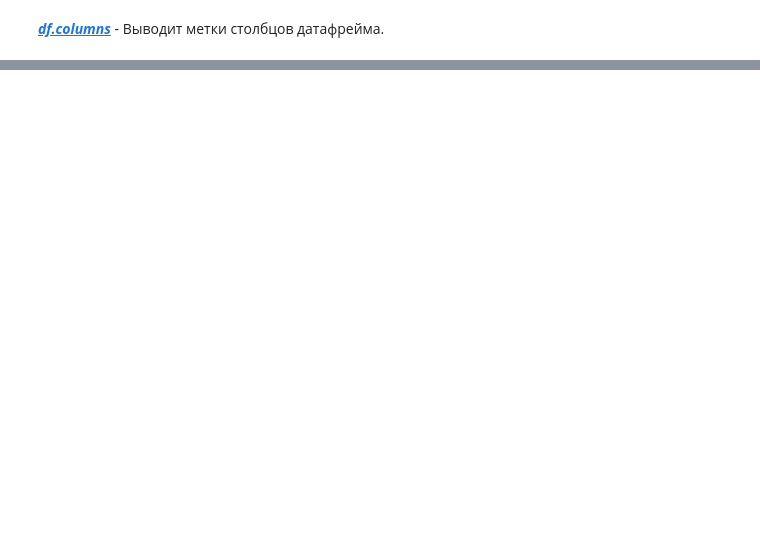
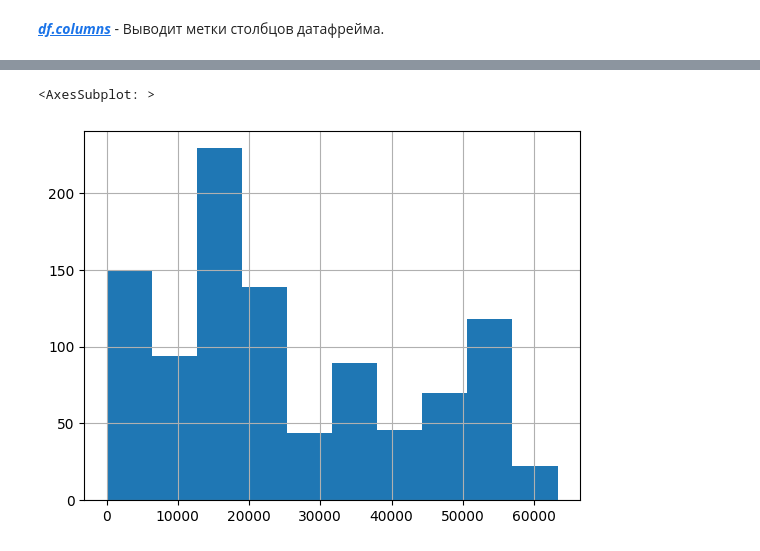
Before and after one commit to a-milenkin/Competitive_Data_Science, a Jupyter notebook: notebooks/2.2 - Pandas intro.ipynb, the cells around one changed output, grey strips where cells are left out. Cells and saved outputs as stored; diff of their text form; code cells hidden in the pictures; blank space fills up the shorter version.

```diff
--- a/notebooks/2.2 - Pandas intro.ipynb
+++ b/notebooks/2.2 - Pandas intro.ipynb
@@ -390,0 +1005,3 @@ Name: ride_id, Length: 2701, dtype: int64
+# %%
+cars = pd.read_csv('../data/demo_car_train.csv')
+cars.head(2)
@@ -390,0 +1141,5 @@ Name: ride_id, Length: 2701, dtype: int64
+# %%
+cars['riders'].hist() #.head(2).columns
+# %% [output]
+<AxesSubplot: >
+[figure, added]
```
Also changed, not shown: parts of 221 cells of this notebook, 19 other files.
